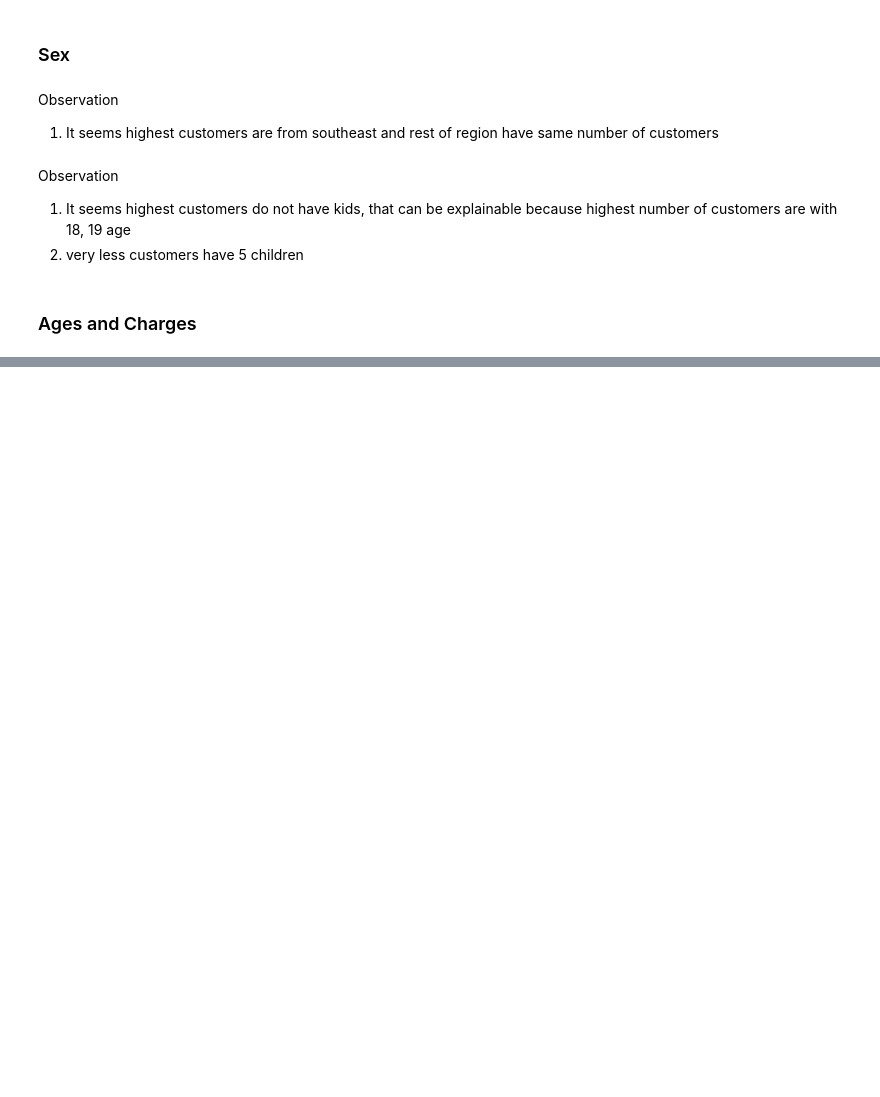
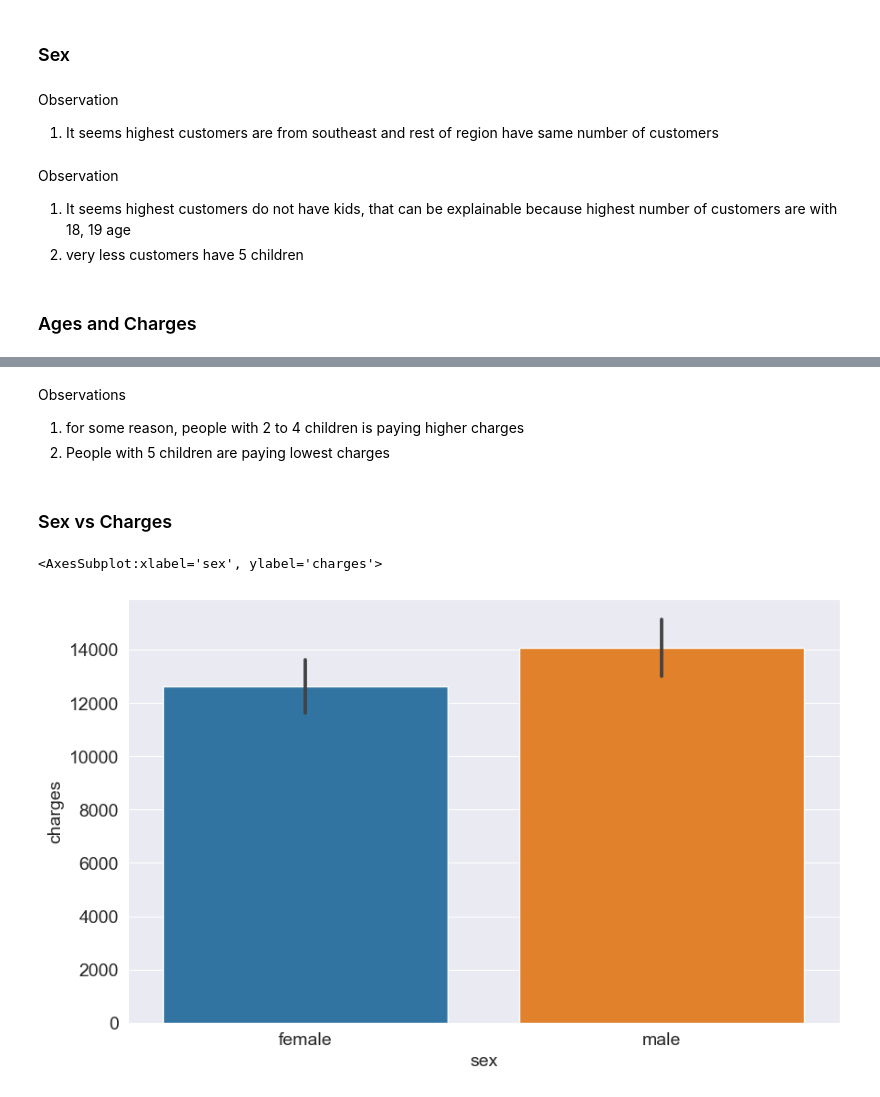
Before and after one commit to vivekpatel99/Machine-Learning-with-Python-Zero-to-GBMs-by-Jovian, a Jupyter notebook: Lesson 1 - Linear Regression with Scikit Learn/Linear Regression with Scikit Learn - Machine Learning with Python.ipynb, the cells around one changed output, grey strips where cells are left out. Saved outputs shown, nothing was run; the diff lists cells and outputs as text; code cells hidden in the pictures; blank space fills up the shorter version.

```diff
--- a/Lesson 1 - Linear Regression with Scikit Learn/Linear Regression with Scikit Learn - Machine Learning with Python.ipynb
+++ b/Lesson 1 - Linear Regression with Scikit Learn/Linear Regression with Scikit Learn - Machine Learning with Python.ipynb
@@ -242,0 +283,15 @@ fig.update_traces(marker_size=7)
+# %% [markdown]
+Observations
+1. for some reason, people with 2 to 4 children is paying higher charges
+2. People with 5 children are paying lowest charges
+# %% [markdown]
+### Sex vs Charges
+# %%
+sns.barplot(
+    X_train,
+    x='sex',
+    y=charges_df.charges,
+)
+# %% [output]
+<AxesSubplot:xlabel='sex', ylabel='charges'>
+[figure, added]
```
Also changed, not shown: parts of 81 cells of this notebook, 1 other file.
